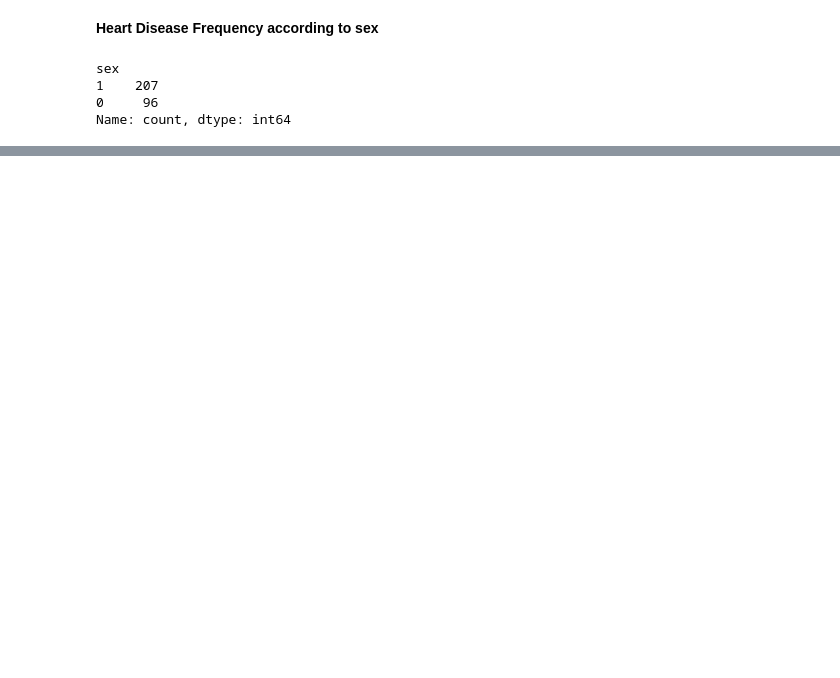
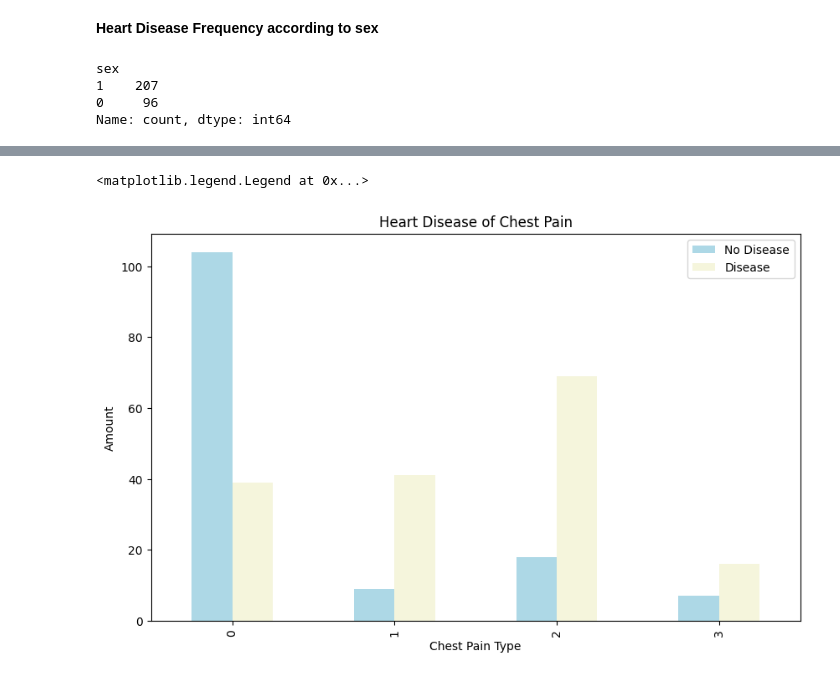
Before and after one commit to NidhiBolia/Predicting-Heart-Disease, a Jupyter notebook: main.ipynb, the cells around one changed output, grey strips where cells are left out. Drawn from its saved outputs; the diff is of its cells as text; code cells hidden in the pictures; blank space fills up the shorter version.

```diff
--- a/main.ipynb
+++ b/main.ipynb
@@ -94,0 +152,11 @@ Name: count, dtype: int64
+# %%
+# Make the crosstab more visual
+pd.crosstab(data.cp,data.target).plot(kind="bar",figsize=(10,6),color=["lightblue","beige"])
+
+plt.title("Heart Disease of Chest Pain")
+plt.xlabel("Chest Pain Type")
+plt.ylabel("Amount")
+plt.legend(["No Disease","Disease"])
+# %% [output]
+<matplotlib.legend.Legend at 0x...>
+[figure, added]
```
Also changed, not shown: parts of 9 cells of this notebook.
